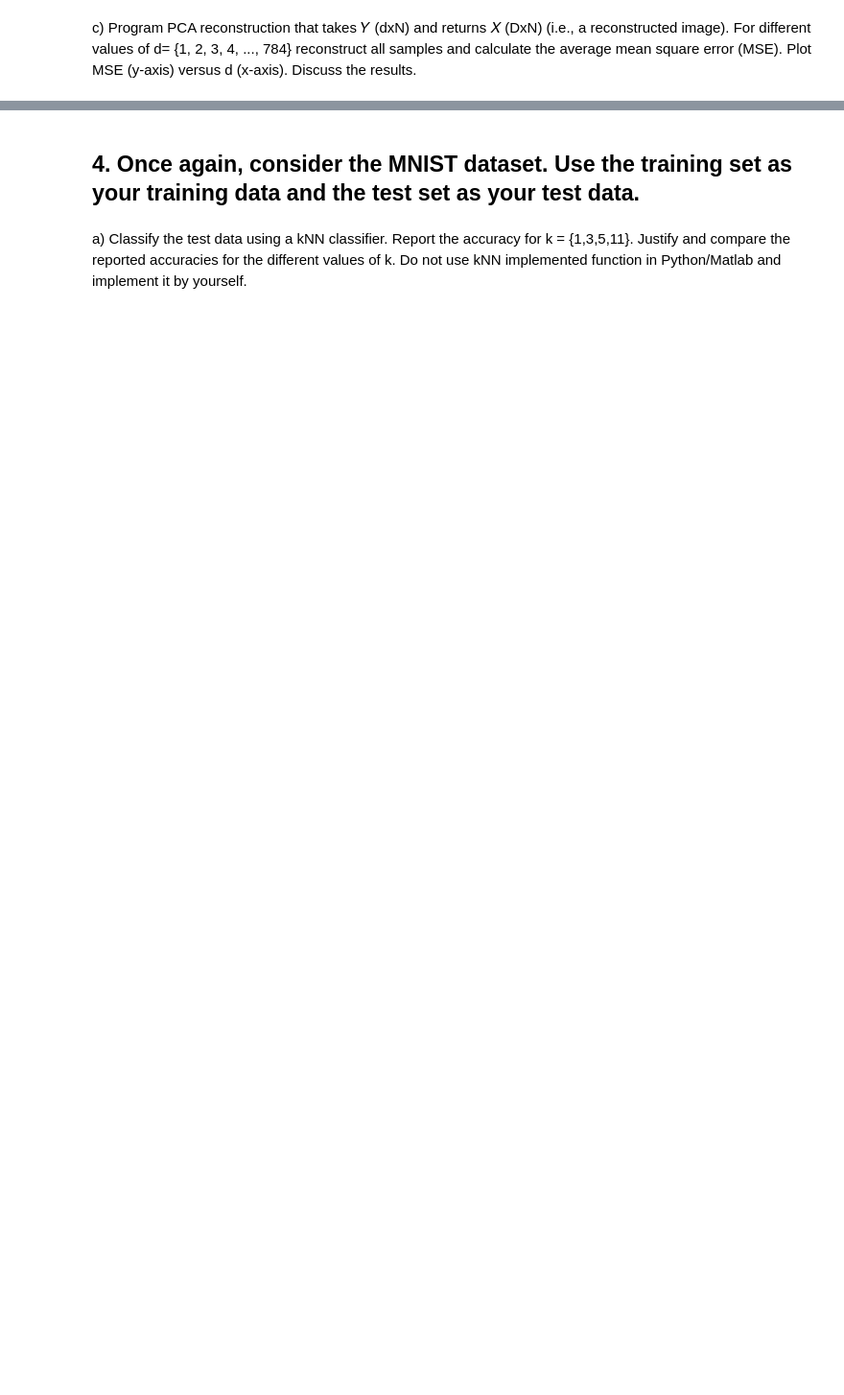
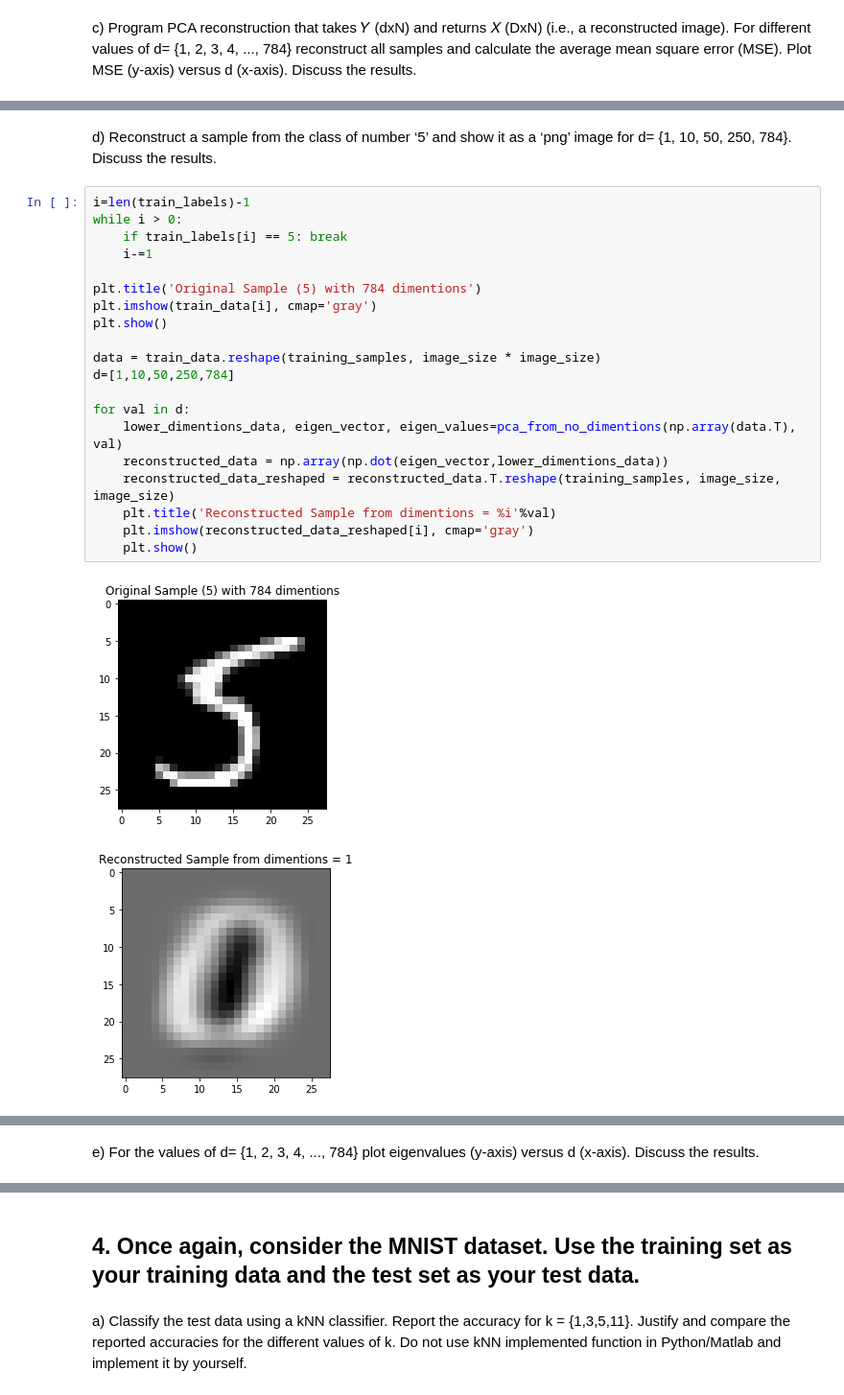
Before and after one commit to tusharchopratech/pattern_recognition_from_scratch, a Jupyter notebook: assignment1.ipynb, the cells around one changed output, grey strips where cells are left out. Shown: that part at 96% size. Saved outputs shown, nothing was run; the diff lists cells and outputs as text; blank space fills up the shorter version.

```diff
--- a/assignment1.ipynb
+++ b/assignment1.ipynb
@@ -334,0 +328,25 @@ Lower Dimention Data Shape: (60000, 154)
+# %% [markdown]
+d) Reconstruct a sample from the class of number ‘5’ and show it as a ‘png’ image for d= {1, 10, 50, 250, 784}. Discuss the results.
+# %%
+i=len(train_labels)-1
+while i > 0:
+    if train_labels[i] == 5: break
+    i-=1
+
+plt.title('Original Sample (5) with 784 dimentions')
+plt.imshow(train_data[i], cmap='gray')
+plt.show()
+
+data = train_data.reshape(training_samples, image_size * image_size)
+d=[1,10,50,250,784]
+
+for val in d:
+    lower_dimentions_data, eigen_vector, eigen_values=pca_from_no_dimentions(np.array(data.T), val)
+    reconstructed_data = np.array(np.dot(eigen_vector,lower_dimentions_data))
+    reconstructed_data_reshaped = reconstructed_data.T.reshape(training_samples, image_size, image_size)
+    plt.title('Reconstructed Sample from dimentions = %i'%val)
+    plt.imshow(reconstructed_data_reshaped[i], cmap='gray')
+    plt.show()
+# %% [output]
+[figure, added]
+[figure, added]
@@ -334,0 +357,2 @@ Lower Dimention Data Shape: (60000, 154)
+# %% [markdown]
+e) For the values of d= {1, 2, 3, 4, ..., 784} plot eigenvalues (y-axis) versus d (x-axis). Discuss the results.
```
Also changed, not shown: parts of 12 cells of this notebook.
